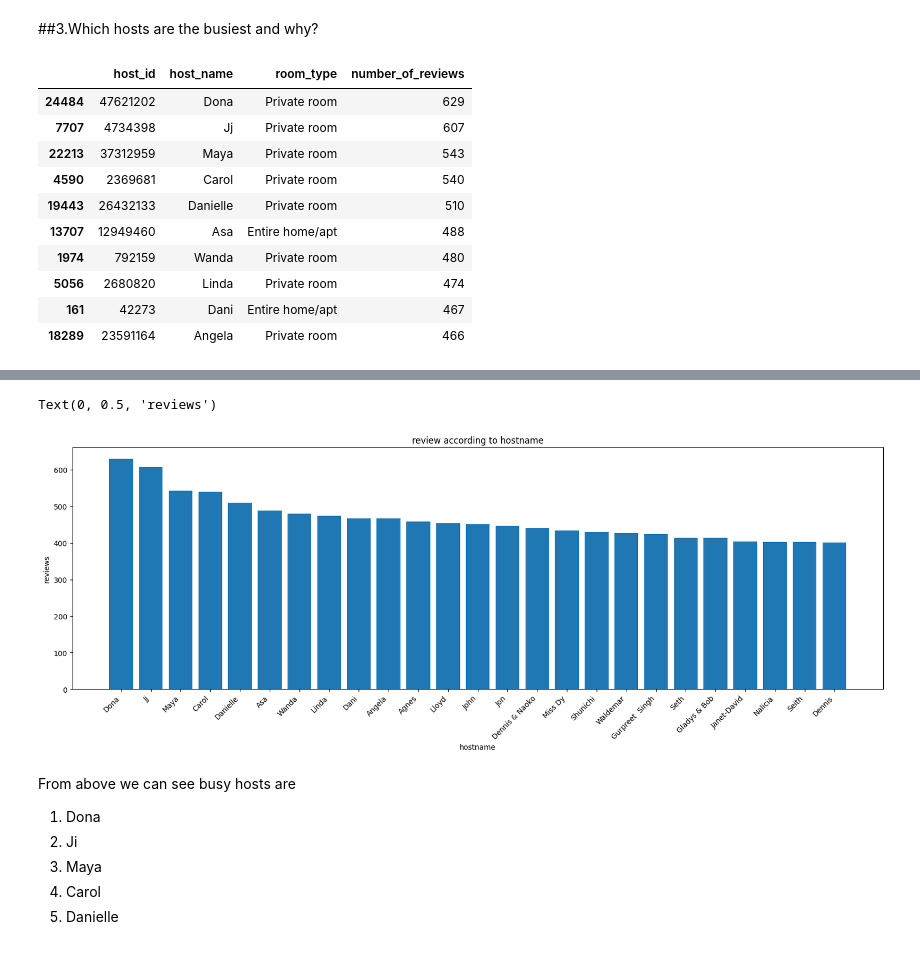
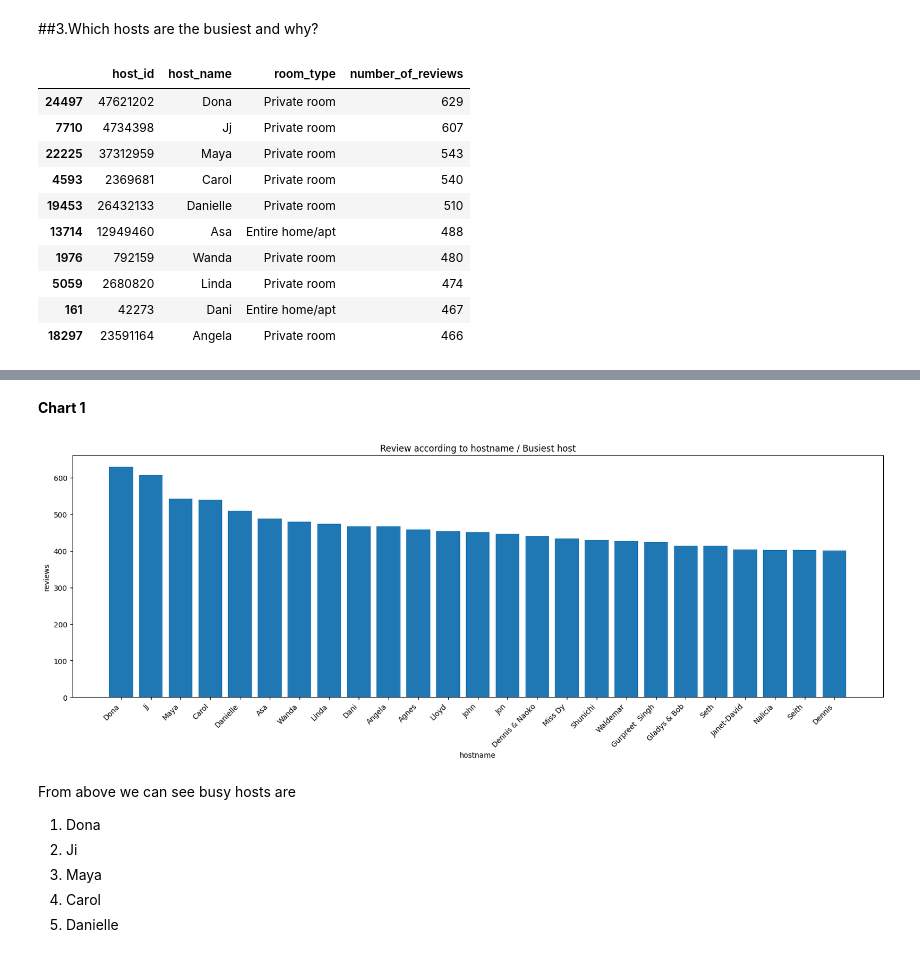
Before and after one commit to suchismita-priya/airbnb_booking_analysis, a Jupyter notebook: airbnb_booking_analysis_final_EDA.ipynb, the cells around one changed output, grey strips where cells are left out. Saved outputs shown, nothing was run; the diff lists cells and outputs as text; code cells hidden in the pictures.

```diff
--- a/airbnb_booking_analysis_final_EDA.ipynb
+++ b/airbnb_booking_analysis_final_EDA.ipynb
@@ -260,0 +374,4 @@ new_df.head()
+# %%
+df.fillna({'reviews_per_month':0}, inplace=True)
+df['host_name'].fillna('no_name',inplace=True)
+df['name'].fillna('Unknown',inplace=True)
@@ -260,0 +454,3 @@ new_df.head()
+# %%
+# droping unnecessary columns
+df.drop(['id','last_review'], axis=1, inplace=True)
@@ -353,20 +866,20 @@ From above we can see that most people like to stay where price is low.
 # %% [markdown]
 ##3.Which hosts are the busiest and why?
 # %%
-busy_host = new_df.groupby(['host_id','host_name','room_type'])['number_of_reviews'].max().reset_index()
+busy_host = df.groupby(['host_id','host_name','room_type'])['number_of_reviews'].max().reset_index()
 busy_host.sort_values(by='number_of_reviews',ascending=False).head(10)
 # %% [output]
 |  | host_id | host_name | room_type | number_of_reviews |
-| 24484 | 47621202 | Dona | Private room | 629 |
-| 7707 | 4734398 | Jj | Private room | 607 |
-| 22213 | 37312959 | Maya | Private room | 543 |
-| 4590 | 2369681 | Carol | Private room | 540 |
-| 19443 | 26432133 | Danielle | Private room | 510 |
-| 13707 | 12949460 | Asa | Entire home/apt | 488 |
-| 1974 | 792159 | Wanda | Private room | 480 |
-| 5056 | 2680820 | Linda | Private room | 474 |
+| 24497 | 47621202 | Dona | Private room | 629 |
+| 7710 | 4734398 | Jj | Private room | 607 |
+| 22225 | 37312959 | Maya | Private room | 543 |
+| 4593 | 2369681 | Carol | Private room | 540 |
+| 19453 | 26432133 | Danielle | Private room | 510 |
+| 13714 | 12949460 | Asa | Entire home/apt | 488 |
+| 1976 | 792159 | Wanda | Private room | 480 |
+| 5059 | 2680820 | Linda | Private room | 474 |
 | 161 | 42273 | Dani | Entire home/apt | 467 |
-| 18289 | 23591164 | Angela | Private room | 466 |
+| 18297 | 23591164 | Angela | Private room | 466 |
 # %%
 new_hostname = busy_host.sort_values(by='number_of_reviews',ascending=False)['host_name'].head(25)
 new_noreview = busy_host.sort_values(by='number_of_reviews',ascending=False)['number_of_reviews'].head(25)
@@ -415,14 +929,17 @@ import warnings
+# %% [markdown]
+**Chart 1**
 # %%
+# Visualization to show Busiest_host
 plt.figure(figsize=(20,6))
 plt.bar(new_hostname , new_noreview)
 warnings.filterwarnings("ignore")
 plt.xticks(rotation=45,ha='right')
-plt.title('review according to hostname')
+plt.title('Review according to hostname / Busiest host')
 plt.xlabel('hostname')
 plt.ylabel('reviews')
+plt.show()
 # %% [output]
-Text(0, 0.5, 'reviews')
-[figure, old version]
+[figure, new version]
 # %% [markdown]
 From above we can see busy hosts are
 1.   Dona
```
Also changed, not shown: parts of 89 cells of this notebook.
